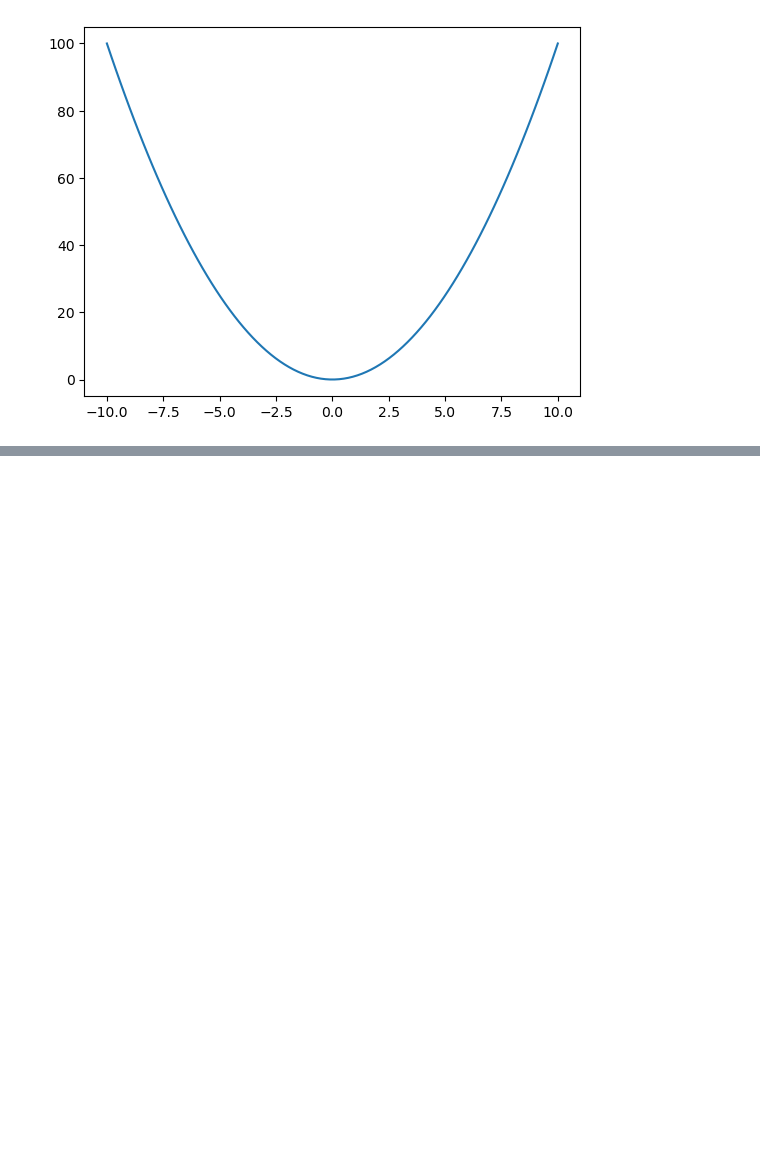
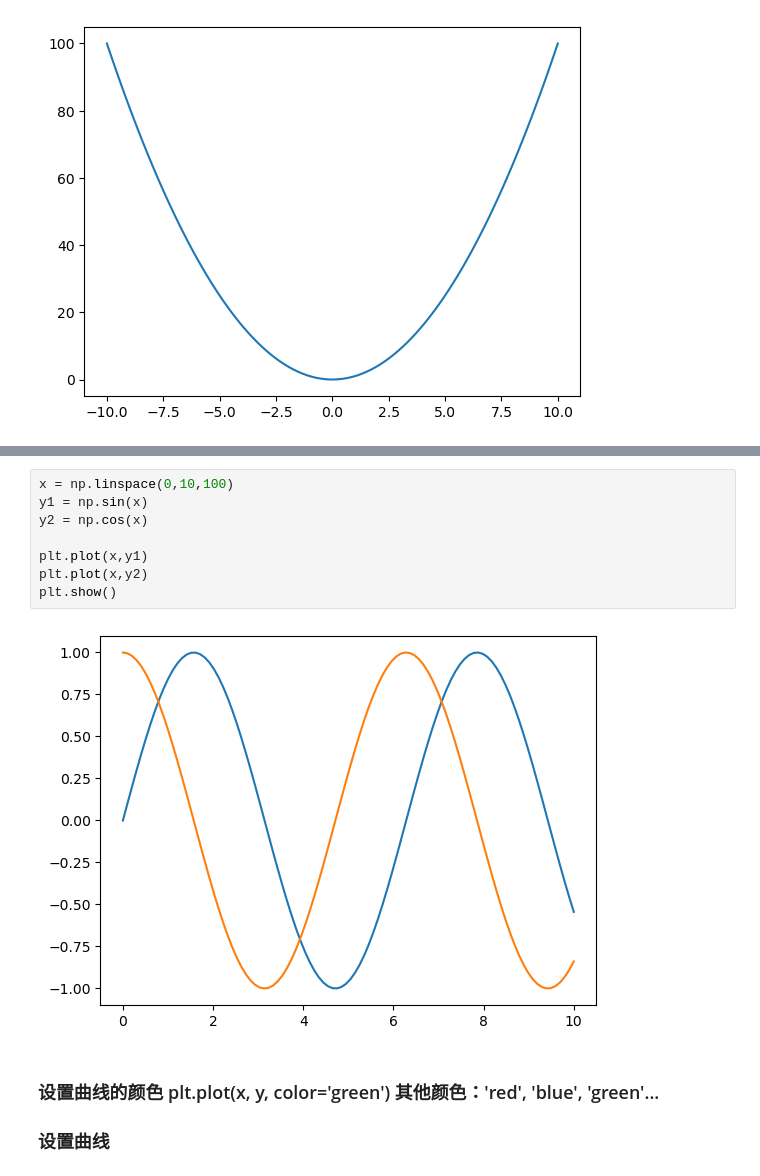
Before and after one commit to orange-ls/xc, a Jupyter notebook: ai/machine_learning/ml/test_1/8、matplotlib基础语法.ipynb, the cells around one changed output, grey strips where cells are left out. Saved outputs shown, nothing was run; the diff lists cells and outputs as text; blank space fills up the shorter version.

```diff
--- a/ai/machine_learning/ml/test_1/8、matplotlib基础语法.ipynb
+++ b/ai/machine_learning/ml/test_1/8、matplotlib基础语法.ipynb
@@ -11,0 +20,13 @@ plt.show()
+# %%
+x = np.linspace(0,10,100)
+y1 = np.sin(x)
+y2 = np.cos(x)
+
+plt.plot(x,y1)
+plt.plot(x,y2)
+plt.show()
+# %% [output]
+[figure, added]
+# %% [markdown]
+### 设置曲线的颜色 plt.plot(x, y, color='green') 其他颜色：'red', 'blue', 'green'...
+### 设置曲线
```
Also changed, not shown: parts of 1 cell of this notebook, 14 other files.
